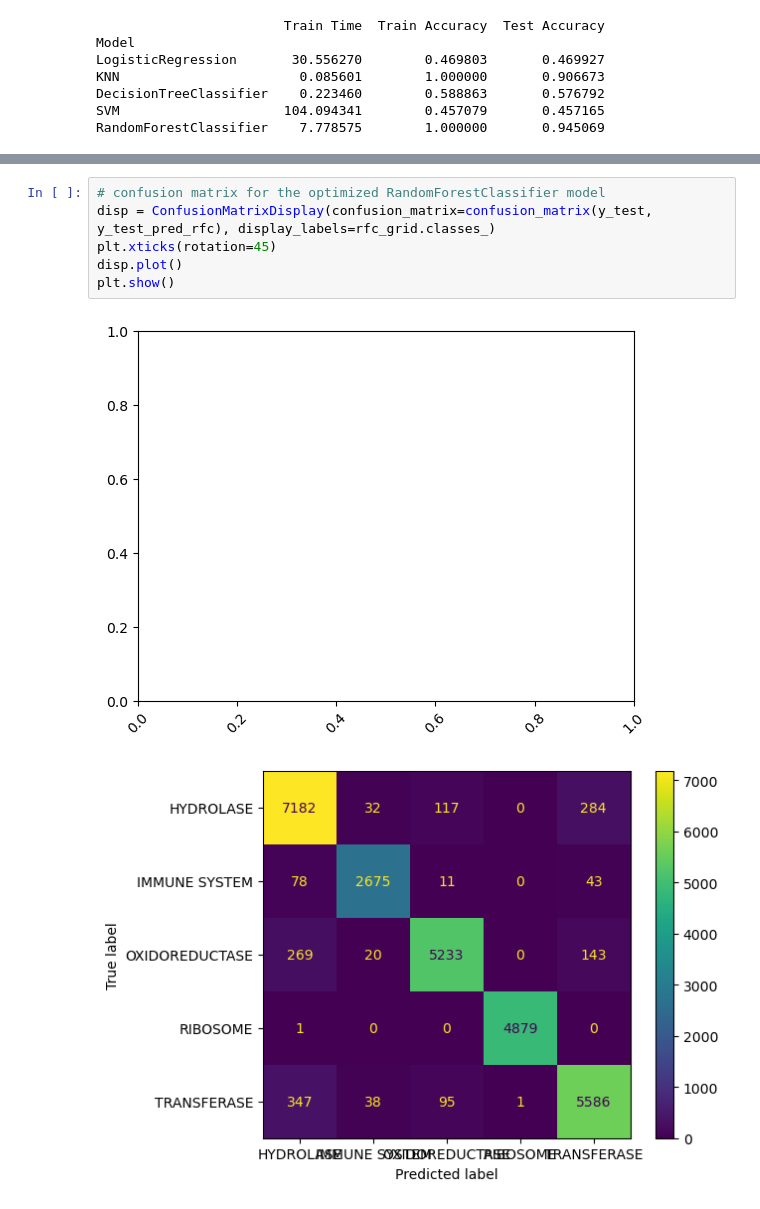
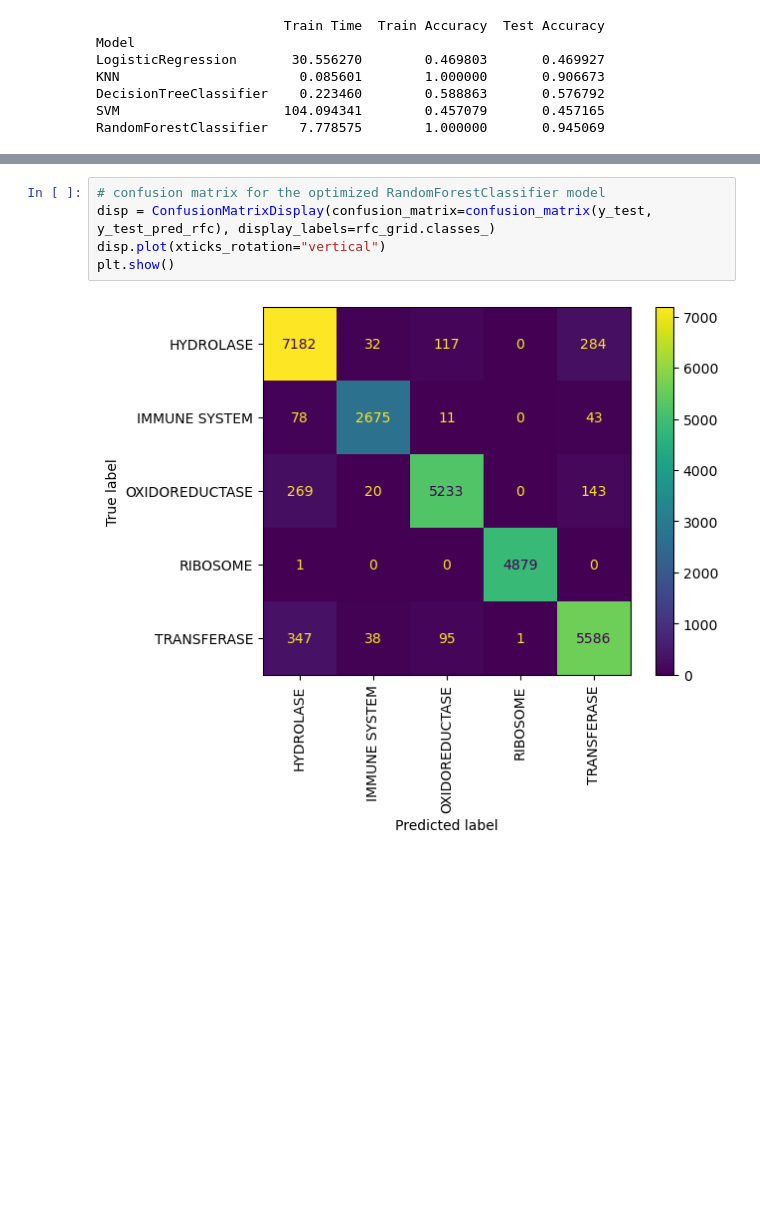
Before and after one commit to sramshey/emeritus, a Jupyter notebook: molecule_classifier.ipynb, the cells around one changed output, grey strips where cells are left out. Saved outputs shown, nothing was run; the diff lists cells and outputs as text; blank space fills up the shorter version.

```diff
--- a/molecule_classifier.ipynb
+++ b/molecule_classifier.ipynb
@@ -581,9 +579,7 @@ disp.plot()
 # %%
 # confusion matrix for the optimized RandomForestClassifier model
 disp = ConfusionMatrixDisplay(confusion_matrix=confusion_matrix(y_test, y_test_pred_rfc), display_labels=rfc_grid.classes_)
-plt.xticks(rotation=45)
-disp.plot()
+disp.plot(xticks_rotation="vertical")
 plt.show()
 # %% [output]
-[figure, old version]
+[figure, new version]
-[figure, removed]
```
Also changed, not shown: parts of 1 cell of this notebook.
